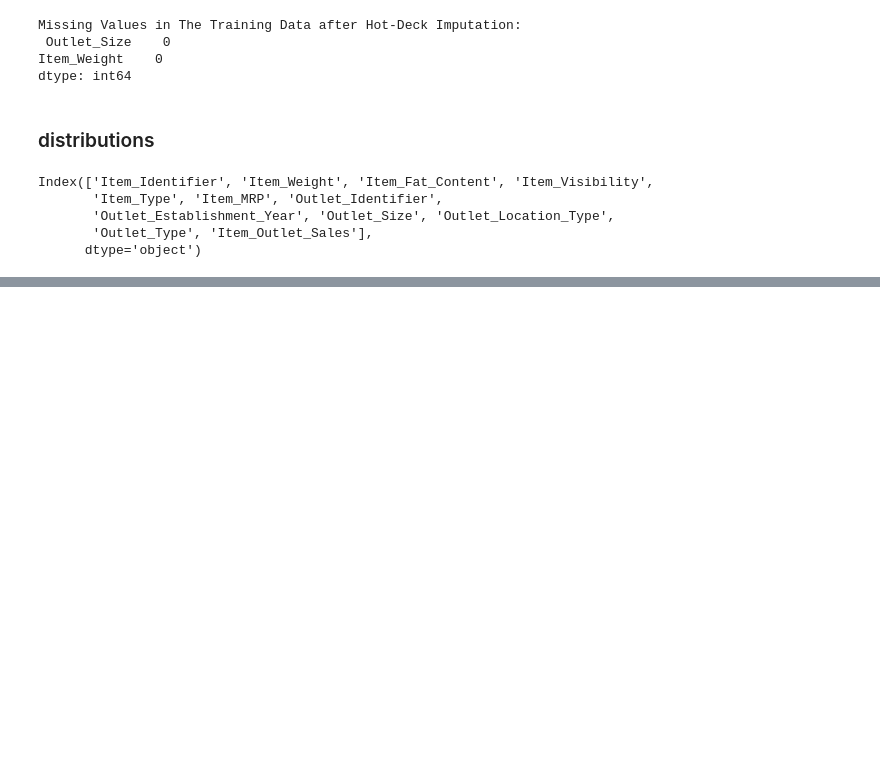
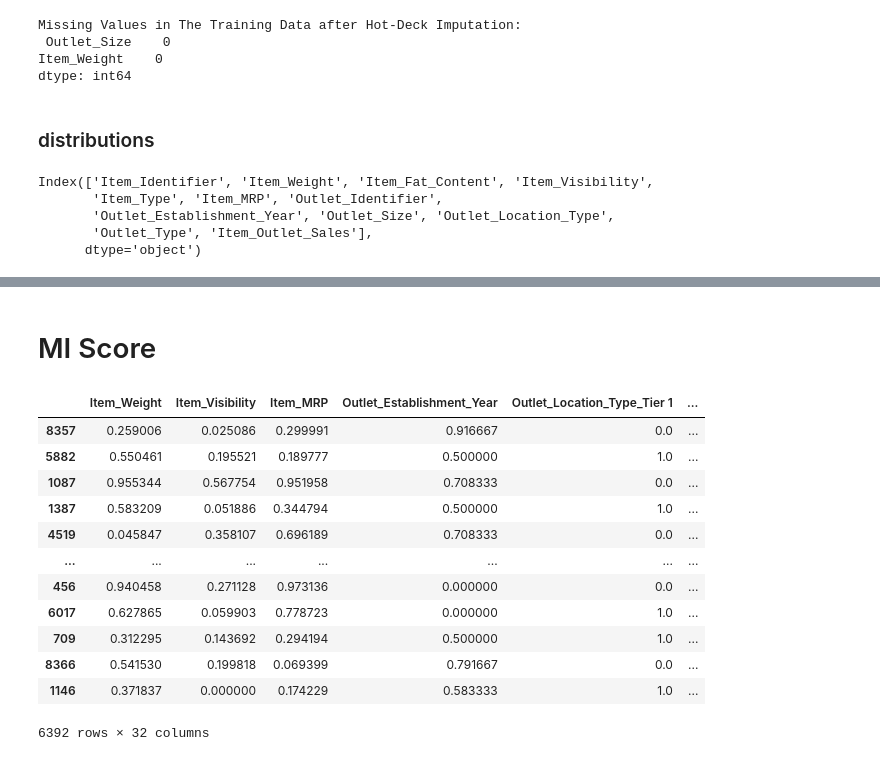
Before and after one commit to nourhan-waleeed/Big-Mart, a Jupyter notebook: BigMart-checkpoint.ipynb, the cells around one changed output, grey strips where cells are left out. Cells and saved outputs as stored; diff of their text form; code cells hidden in the pictures; blank space fills up the shorter version.

```diff
--- a/BigMart-checkpoint.ipynb
+++ b/BigMart-checkpoint.ipynb
@@ -341,0 +384,7 @@ output.groupby('Id')['Item_Outlet_Sales'].sum().reset_index()
+# %%
+y_scalar = MinMaxScaler()
+
+y_reshaped = y.values.reshape(-1, 1)
+y_scaled = y_scalar.fit_transform(y_reshaped)
+# %%
+y = pd.DataFrame(y_scaled, columns=[y.name])
@@ -341,0 +448,2 @@ output.groupby('Id')['Item_Outlet_Sales'].sum().reset_index()
+# %% [markdown]
+# MI Score
@@ -341,0 +463,16 @@ output.groupby('Id')['Item_Outlet_Sales'].sum().reset_index()
+# %%
+X_train
+# %% [output]
+|  | Item_Weight | Item_Visibility | Item_MRP | Outlet_Establishment_Year | Outlet_Location_Type_Tier 1 | ... |
+| 8357 | 0.259006 | 0.025086 | 0.299991 | 0.916667 | 0.0 | ... |
+| 5882 | 0.550461 | 0.195521 | 0.189777 | 0.500000 | 1.0 | ... |
+| 1087 | 0.955344 | 0.567754 | 0.951958 | 0.708333 | 0.0 | ... |
+| 1387 | 0.583209 | 0.051886 | 0.344794 | 0.500000 | 1.0 | ... |
+| 4519 | 0.045847 | 0.358107 | 0.696189 | 0.708333 | 0.0 | ... |
+| ... | ... | ... | ... | ... | ... | ... |
+| 456 | 0.940458 | 0.271128 | 0.973136 | 0.000000 | 0.0 | ... |
+| 6017 | 0.627865 | 0.059903 | 0.778723 | 0.000000 | 1.0 | ... |
+| 709 | 0.312295 | 0.143692 | 0.294194 | 0.500000 | 1.0 | ... |
+| 8366 | 0.541530 | 0.199818 | 0.069399 | 0.791667 | 0.0 | ... |
+| 1146 | 0.371837 | 0.000000 | 0.174229 | 0.583333 | 1.0 | ... |
+6392 rows × 32 columns
```
Also changed, not shown: parts of 61 cells of this notebook.
